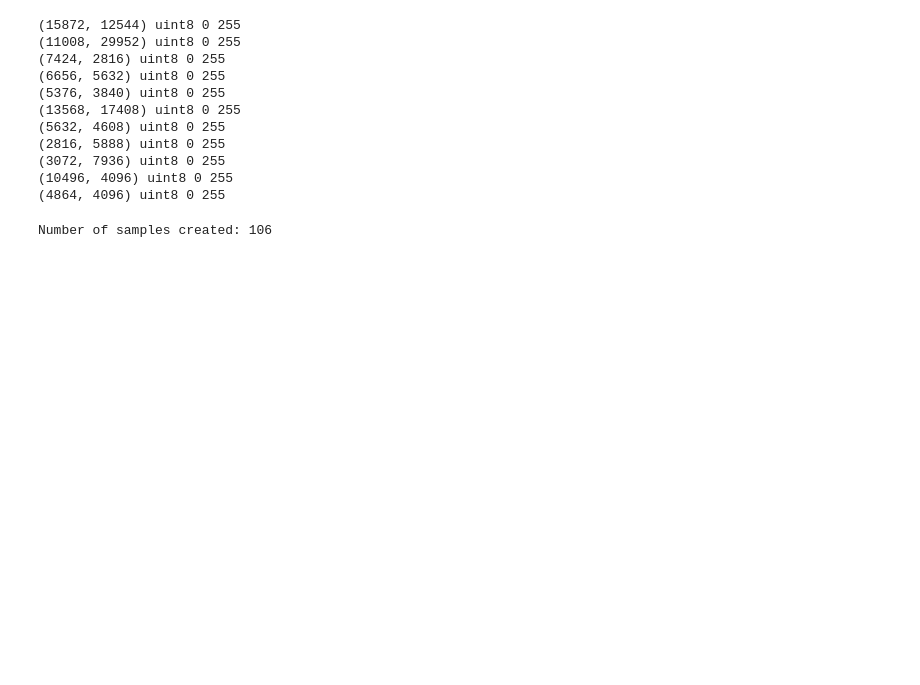
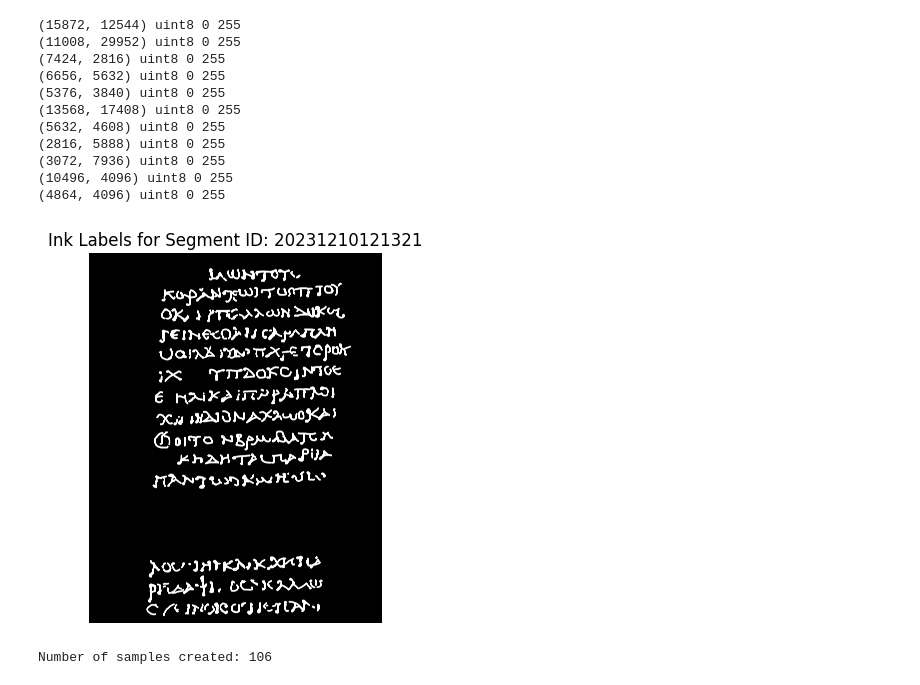
Before and after one commit to naiikaa/grandchallenges_vesuvius, a Jupyter notebook: notebooks/ink_labels.ipynb, the cells around one changed output. Drawn from its saved outputs; the diff is of its cells as text; code cells hidden in the pictures; blank space fills up the shorter version.

```diff
--- a/notebooks/ink_labels.ipynb
+++ b/notebooks/ink_labels.ipynb
@@ -98,6 +98,13 @@ for res in results:
 (3072, 7936) uint8 0 255
 (10496, 4096) uint8 0 255
 (4864, 4096) uint8 0 255
+# %%
+plt.imshow(results[0], cmap='gray')
+plt.title('Ink Labels for Segment ID: ' + segment_ids[0])
+plt.axis('off')
+plt.show()
+# %% [output]
+[figure, added]
 # %%
 # create a batch of quadratic samples from inklabels
 def create_quadratic_samples(inklabels, sample_size=1024):
```
Also changed, not shown: parts of 4 cells of this notebook, 4 other files.
